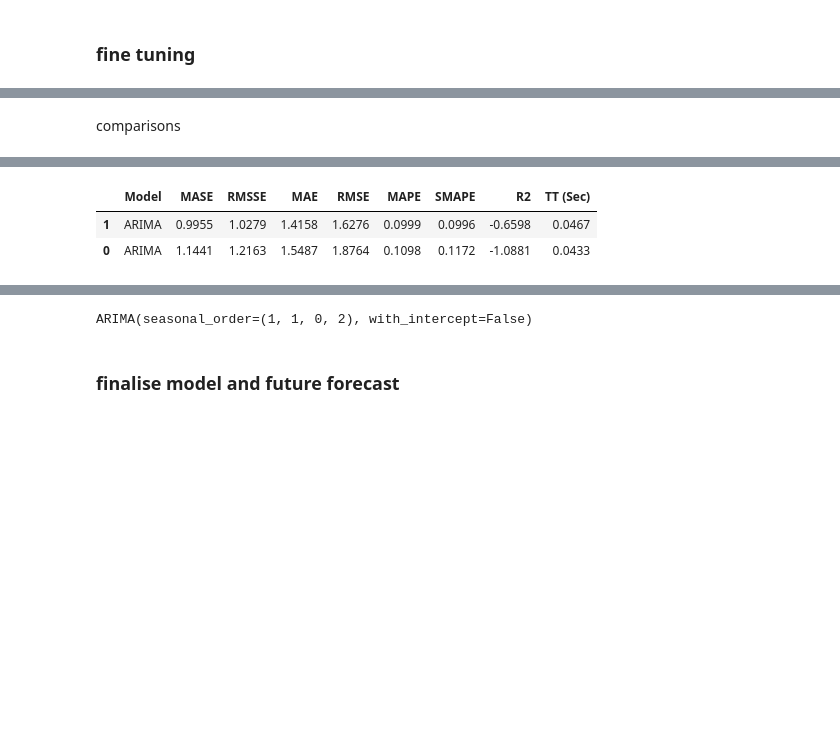
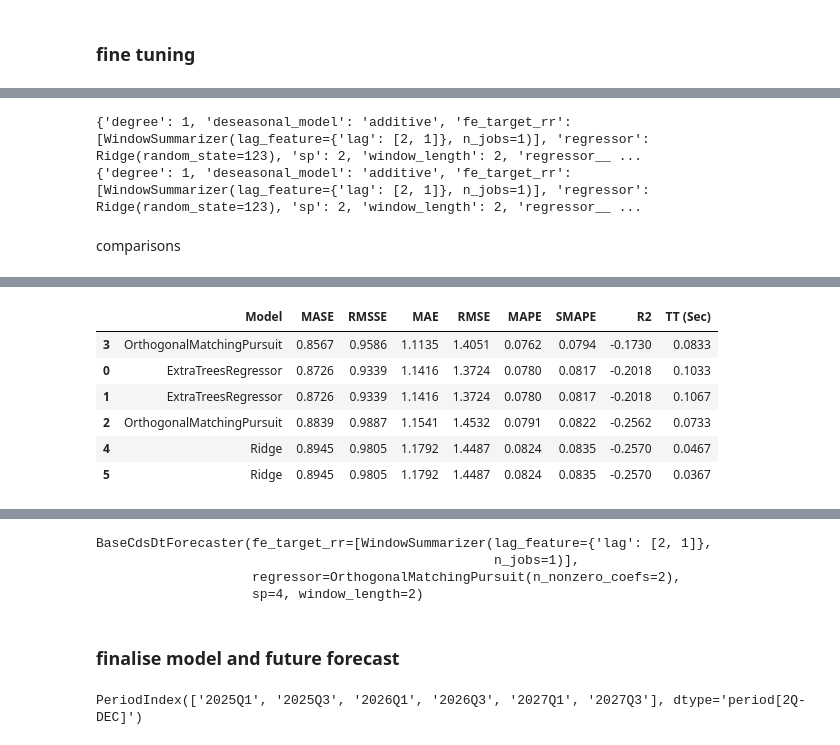
Before and after one commit to imajirzl/thesis-unemployment-rate, a Jupyter notebook: analysis/youth_tuning.ipynb, the cells around one changed output, grey strips where cells are left out. Saved outputs shown, nothing was run; the diff lists cells and outputs as text; code cells hidden in the pictures; blank space fills up the shorter version.

```diff
--- a/analysis/youth_tuning.ipynb
+++ b/analysis/youth_tuning.ipynb
@@ -212,7 +190,7 @@ huber regression
 # %%
-huber = exp.create_model('huber_cds_dt')
-y_predict_huber = exp.predict_model(huber)
-exp.plot_model(estimator=huber)
+omp_cds_dt= exp.create_model('omp_cds_dt')
+y_predict_omp_cds_dt = exp.predict_model(omp_cds_dt)
+exp.plot_model(estimator=omp_cds_dt)
 # %% [output]
 [interactive output not drawn]
 |  | cutoff | MASE | RMSSE | MAE | RMSE | MAPE | SMAPE | R2 |
@@ -239,0 +205,2 @@ Fitting 2 folds for each of 20 candidates, totalling 40 fits
+# %%
+tuned_omp_cds_dt = tune_model(omp_cds_dt, n_iter=20, optimize='MASE')
@@ -247,0 +227,4 @@ print(tuned_huber.get_params())
+# %%
+ridge_cds_dt= exp.create_model('ridge_cds_dt')
+y_predict_ridge_cds_dt = exp.predict_model(ridge_cds_dt)
+exp.plot_model(estimator=ridge_cds_dt)
@@ -247,0 +242,2 @@ print(tuned_huber.get_params())
+# %%
+tuned_ridge_cds_dt = tune_model(ridge_cds_dt, n_iter=20, optimize='MASE')
@@ -248,11 +258,24 @@ print(tuned_huber.get_params())
+# %%
+print(ridge_cds_dt.get_params())
+print(tuned_ridge_cds_dt.get_params())
+# %% [output]
+{'degree': 1, 'deseasonal_model': 'additive', 'fe_target_rr': [WindowSummarizer(lag_feature={'lag': [2, 1]}, n_jobs=1)], 'regressor': Ridge(random_state=123), 'sp': 2, 'window_length': 2, 'regressor__ ...
+{'degree': 1, 'deseasonal_model': 'additive', 'fe_target_rr': [WindowSummarizer(lag_feature={'lag': [2, 1]}, n_jobs=1)], 'regressor': Ridge(random_state=123), 'sp': 2, 'window_length': 2, 'regressor__ ...
 # %% [markdown]
 comparisons
 # %%
-exp.compare_models(include=[arima, tuned_arima, huber, tuned_huber], sort='MASE')
+exp.compare_models(include=[et_cds_dt, tuned_et_cds_dt, omp_cds_dt, tuned_omp_cds_dt, ridge_cds_dt, tuned_ridge_cds_dt], sort='MASE')
 # %% [output]
 [interactive output not drawn]
 |  | Model | MASE | RMSSE | MAE | RMSE | MAPE | SMAPE | R2 | TT (Sec) |
-| 1 | ARIMA | 0.9955 | 1.0279 | 1.4158 | 1.6276 | 0.0999 | 0.0996 | -0.6598 | 0.0467 |
-| 0 | ARIMA | 1.1441 | 1.2163 | 1.5487 | 1.8764 | 0.1098 | 0.1172 | -1.0881 | 0.0433 |
+| 3 | OrthogonalMatchingPursuit | 0.8567 | 0.9586 | 1.1135 | 1.4051 | 0.0762 | 0.0794 | -0.1730 | 0.0833 |
+| 0 | ExtraTreesRegressor | 0.8726 | 0.9339 | 1.1416 | 1.3724 | 0.0780 | 0.0817 | -0.2018 | 0.1033 |
+| 1 | ExtraTreesRegressor | 0.8726 | 0.9339 | 1.1416 | 1.3724 | 0.0780 | 0.0817 | -0.2018 | 0.1067 |
+| 2 | OrthogonalMatchingPursuit | 0.8839 | 0.9887 | 1.1541 | 1.4532 | 0.0791 | 0.0822 | -0.2562 | 0.0733 |
+| 4 | Ridge | 0.8945 | 0.9805 | 1.1792 | 1.4487 | 0.0824 | 0.0835 | -0.2570 | 0.0467 |
+| 5 | Ridge | 0.8945 | 0.9805 | 1.1792 | 1.4487 | 0.0824 | 0.0835 | -0.2570 | 0.0367 |
 [interactive output not drawn]
-ARIMA(seasonal_order=(1, 1, 0, 2), with_intercept=False)
+BaseCdsDtForecaster(fe_target_rr=[WindowSummarizer(lag_feature={'lag': [2, 1]},
+                                                   n_jobs=1)],
+                    regressor=OrthogonalMatchingPursuit(n_nonzero_coefs=2),
+                    sp=4, window_length=2)
@@ -281,3 +313,7 @@ def get_value_for_period(period):
+# %%
+future_periods
+# %% [output]
+PeriodIndex(['2025Q1', '2025Q3', '2026Q1', '2026Q3', '2027Q1', '2027Q3'], dtype='period[2Q-DEC]')
 # %%
 # looping over each future period and predict
 for period in future_periods:
```
Also changed, not shown: parts of 28 cells of this notebook.
